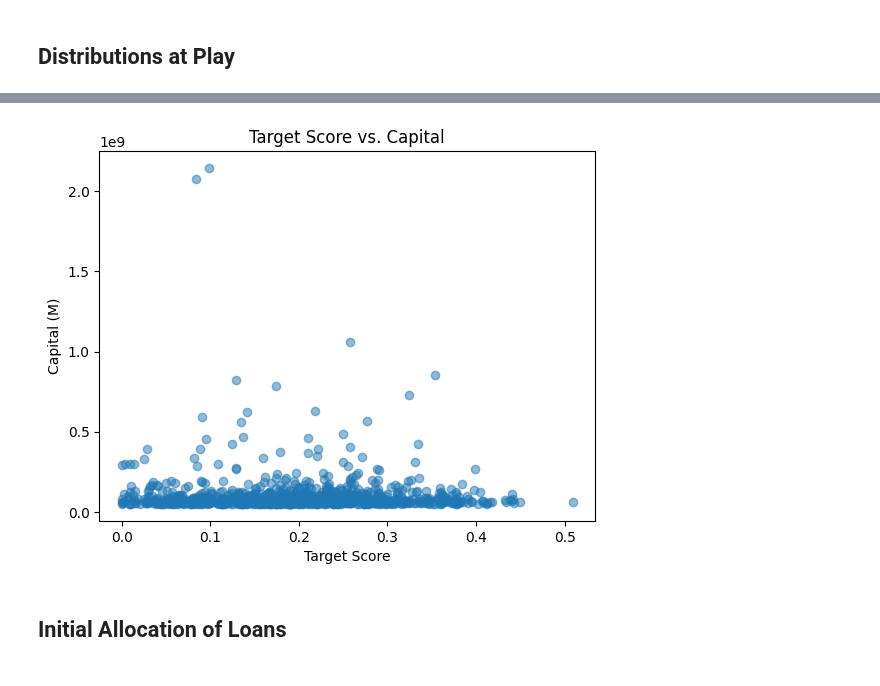
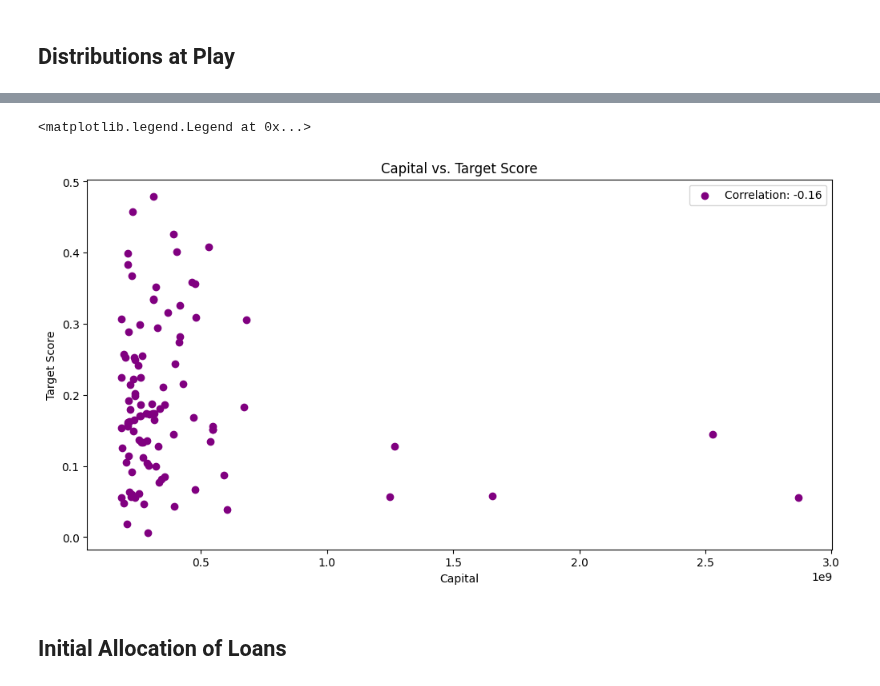
Before and after one commit to mithilpujar/capstone, a Jupyter notebook: Loan Investor Demonstration.ipynb, the cells around one changed output, grey strips where cells are left out. Cells and saved outputs as stored; diff of their text form; code cells hidden in the pictures.

```diff
--- a/Loan Investor Demonstration.ipynb
+++ b/Loan Investor Demonstration.ipynb
@@ -80,18 +82,21 @@ plt.show()
 # %%
-# showing a scatter plot of the relationship between target score and size
-investor_list = [LoanInvestor.LoanInvestorObj() for i in range(1000)]
+# showing a scatter plot of the relationship between average target score and average capital
 
-# Extract the target scpre and capital for all the investors
-target_score = [investor.target_score for investor in investor_list]
-capital = [investor.capital for investor in investor_list]
+investor_list = [LoanInvestor.LoanInvestorObj() for _ in range(1000)]
+investor_list_sorted = sorted(investor_list, key=lambda x: x.capital)[900:]
 
-plt.scatter(target_score, capital, alpha=0.5)
-plt.xlabel("Target Score")
-plt.ylabel("Capital (M)")
-plt.title("Target Score vs. Capital")
-plt.show()
+capital = [investor.capital for investor in investor_list_sorted]
+target_score = [investor.target_score for investor in investor_list_sorted]
+
+plt.figure(figsize=(12, 6))
+plt.scatter(capital, target_score, color='purple', label = f'Correlation: {np.corrcoef(capital, target_score)[0, 1]:.2f}')
+plt.xlabel("Capital")
+plt.ylabel("Target Score")
+plt.title("Capital vs. Target Score")
+plt.legend()
 # %% [output]
+<matplotlib.legend.Legend at 0x...>
-[figure, old version]
+[figure, new version]
 # %% [markdown]
 ## Initial Allocation of Loans
 # %% [markdown]
```
Also changed, not shown: parts of 15 cells of this notebook, 5 other files.
